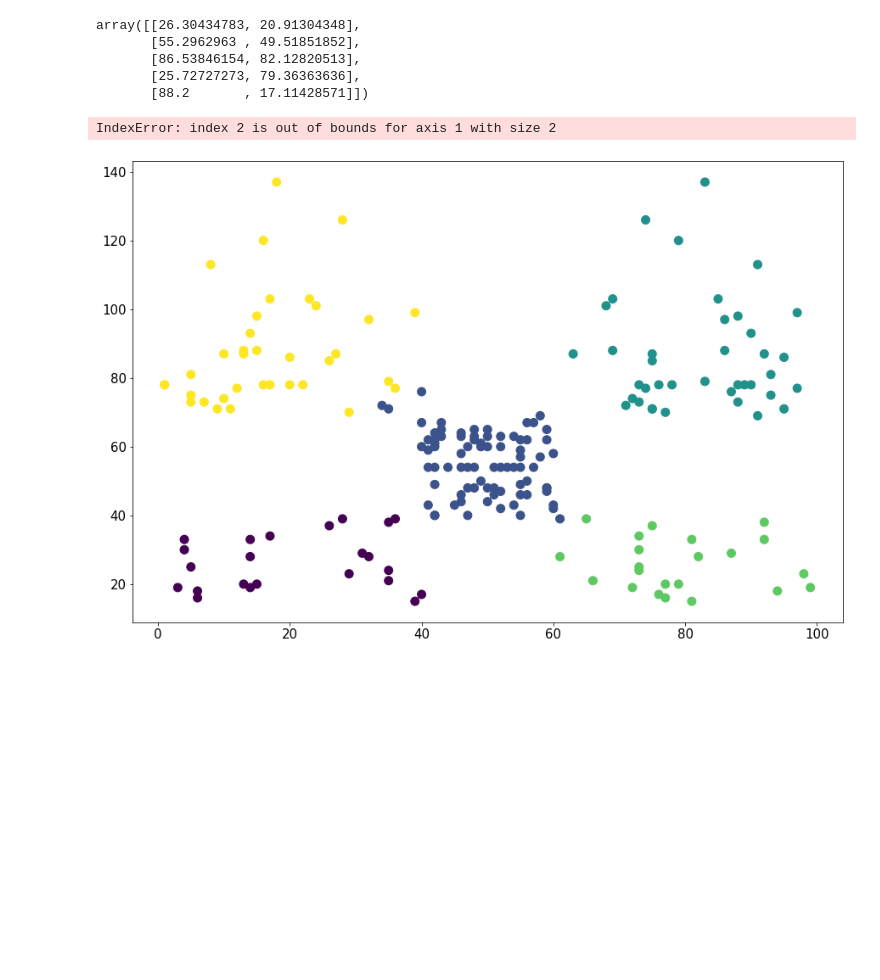
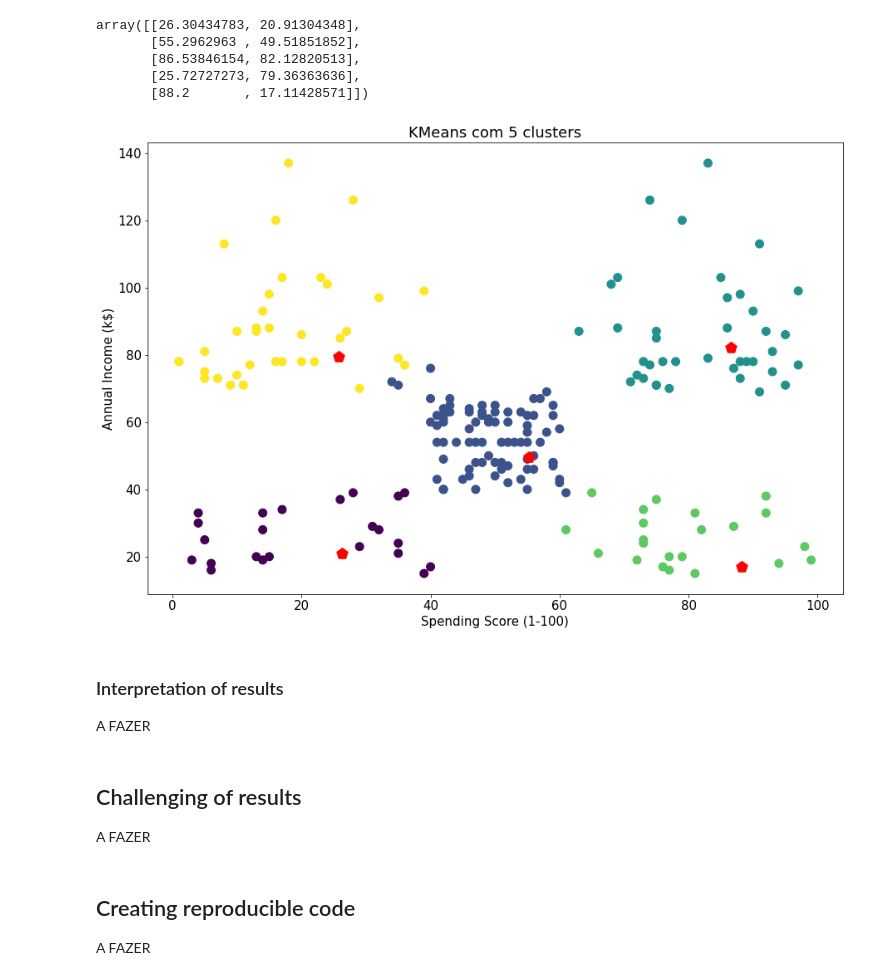
Before and after one commit to VictorSMonteiro/Projeto-Especial---Segmenta-ao-do-Clientes-, a Jupyter notebook: Teste Projeto.ipynb, the cells around one changed output. Cells and saved outputs as stored; diff of their text form; code cells hidden in the pictures; blank space fills up the shorter version.

```diff
--- a/Teste Projeto.ipynb
+++ b/Teste Projeto.ipynb
@@ -294,20 +302,34 @@ array([[26.30434783, 20.91304348],
        [25.72727273, 79.36363636],
        [88.2       , 17.11428571]])
 # %%
-#plt.figure(figsize=(10, 20))
-
-#   Visualização do resultado do algoritmo KMeans utilizando o gráfico 'scatter'
+#   Visualização da clusterização do algoritmo KMeans utilizando o gráfico 'scatter'
 plt.scatter(df['Spending Score (1-100)'],  df['Annual Income (k$)'], c=Y, s=100)
 
+#   Visualização da localização dos centroides em azul
+#   marker = tipo do marcador - p = pentagono
+#   s = tamanho do marcador
+plt.scatter(centroides[:,0], centroides[:,1], color='red', marker='p', s=200)
 
-plt.scatter(centroides[:,0], centroides[:,1], centroides[:,2], centroides[:,3], centroides[:,4],  marker='s', s=200)
-
-#   Por algum motivo não funciona as linhas abaixo
-plt.xlabel('Annual Income')
-plt.ylabel('Spending Score')
+#   Legenda do eixo X
+plt.xlabel('Spending Score (1-100)')
+#   Legenda do eixo Y
+plt.ylabel('Annual Income (k$)')
+#   Titulo do Gráfico
 plt.title('KMeans com 5 clusters')
 
 plt.show()
 # %% [output]
-IndexError: index 2 is out of bounds for axis 1 with size 2
-[figure, old version]
+[figure, new version]
+# %% [markdown]
+###  Interpretation of results
+
+
+A FAZER
+# %% [markdown]
+##  Challenging of results
+
+A FAZER
+# %% [markdown]
+##  Creating reproducible code
+
+A FAZER
```
Also changed, not shown: parts of 11 cells of this notebook.
